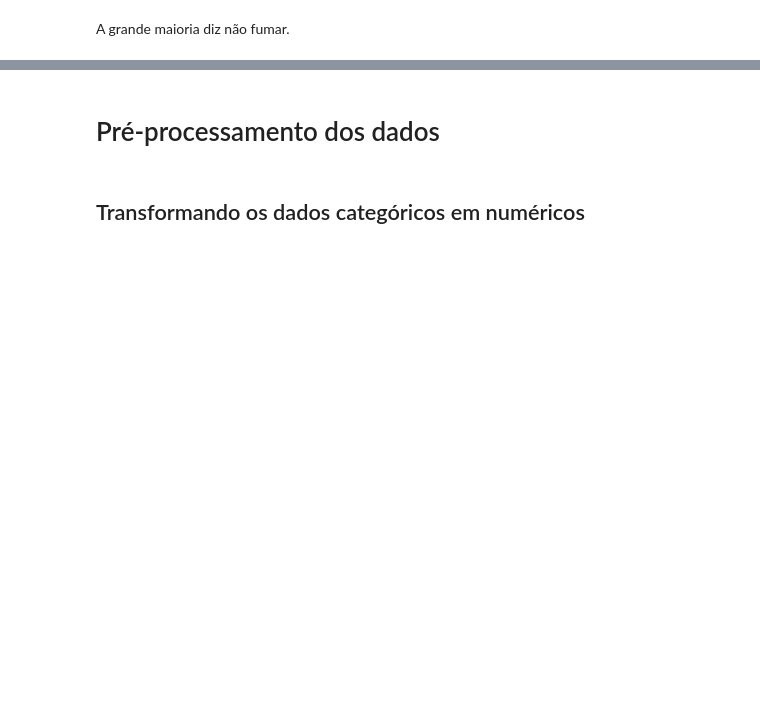
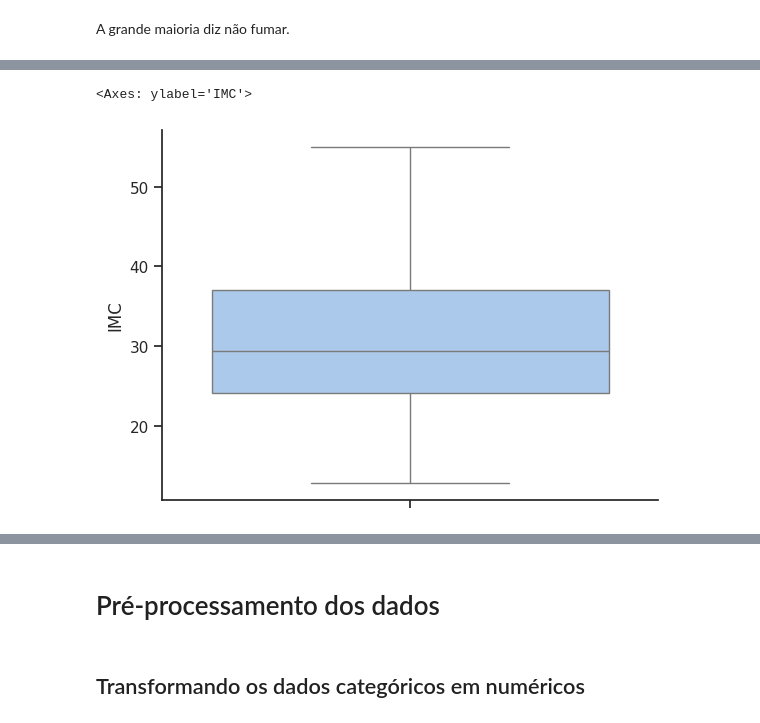
Before and after one commit to LuizGAPires/Datamining, a Jupyter notebook: TP1/TP1.ipynb, the cells around one changed output, grey strips where cells are left out. Saved outputs shown, nothing was run; the diff lists cells and outputs as text; code cells hidden in the pictures; blank space fills up the shorter version.

```diff
--- a/TP1/TP1.ipynb
+++ b/TP1/TP1.ipynb
@@ -536 +590,6 @@ sns.jointplot(data=train, x="Height", y="Weight", hue='NObeyesdad',height=6)
+# %%
+sns.boxplot(data=train, y='IMC', palette='pastel')
+# %% [output]
+<Axes: ylabel='IMC'>
+[figure, added]
 # %%
```
Also changed, not shown: parts of 58 cells of this notebook, 1 other file.
